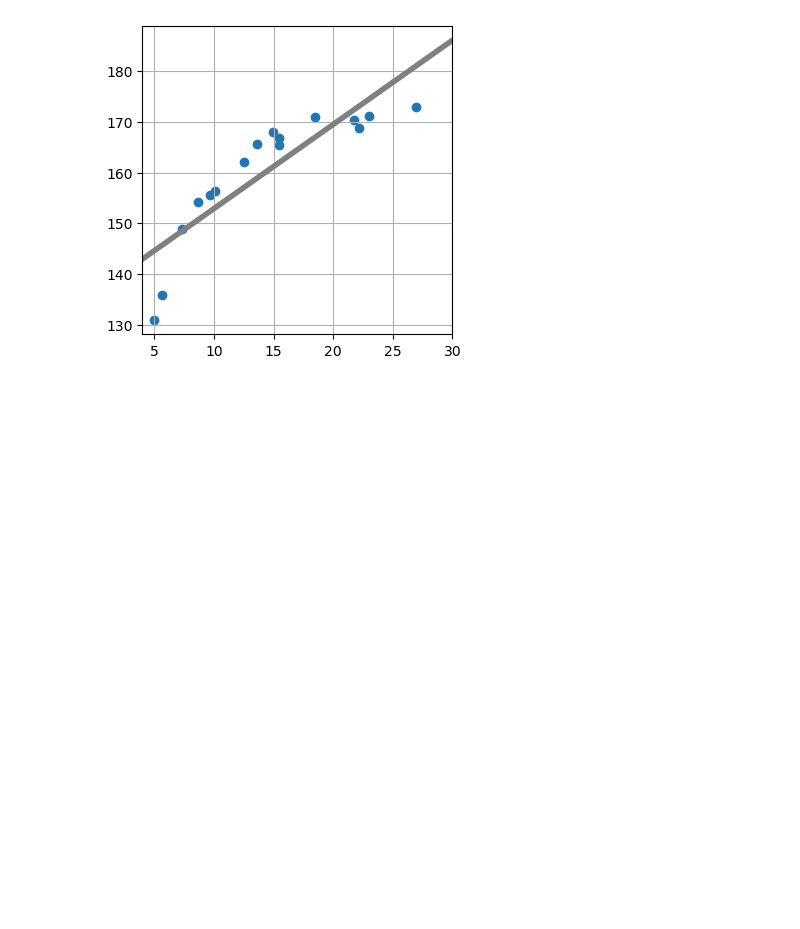
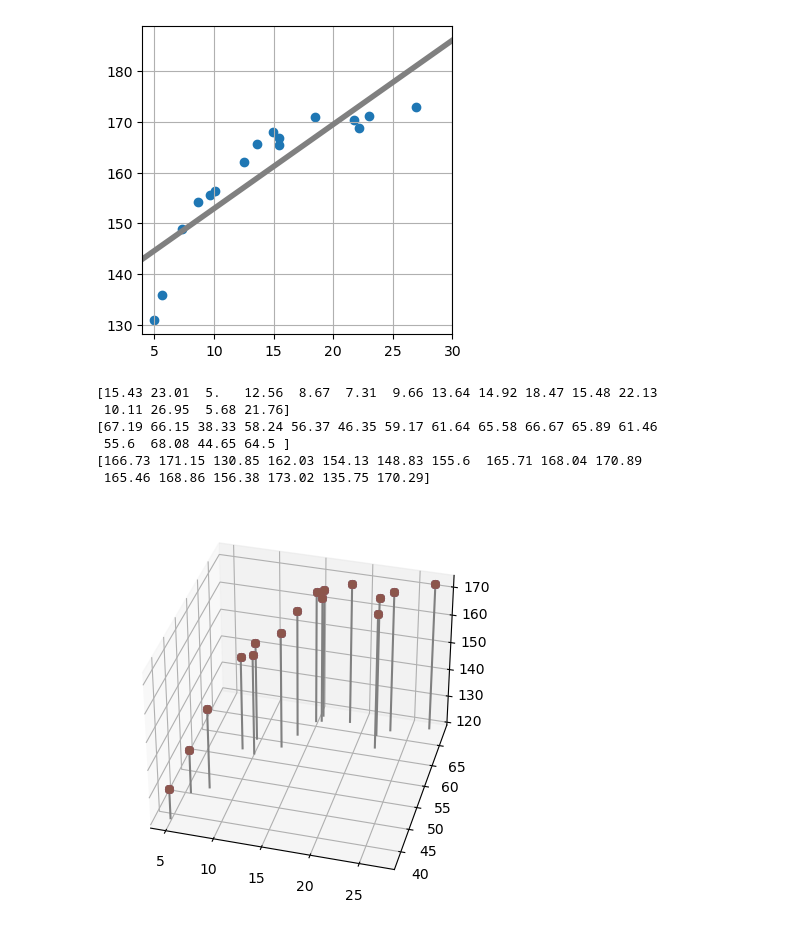
Before and after one commit to sangchun1/machine_learning, a Jupyter notebook: python/2. 회귀분석/27.다층신경망.ipynb, the cells around one changed output. Drawn from its saved outputs; the diff is of its cells as text; code cells hidden in the pictures; blank space fills up the shorter version.

```diff
--- a/python/2. 회귀분석/27.다층신경망.ipynb
+++ b/python/2. 회귀분석/27.다층신경망.ipynb
@@ -181,3 +180,40 @@ plt.grid(True)
 plt.show()
 # %% [output]
 [figure]
+# %%
+# 독립변수가 1개 아닌 2개 이상인 경우(다중회귀분석)
+# 독립변수: 나이, 체중
+# 종속변수: 키
+X0 = X
+X0_min = 5
+X0_max = 30
+np.random.seed(seed=1)  # 난수를 고정
+# 랜덤으로 만든 몸무게 데이터
+X1 = 23 * (T / 100)**2 + 2 * np.random.randn(X_n)
+X1_min = 40
+X1_max = 75
+# %%
+print(np.round(X0, 2))  # 나이
+print(np.round(X1, 2))  # 체중
+print(np.round(T, 2))   # 키
+# %% [output]
+[15.43 23.01  5.   12.56  8.67  7.31  9.66 13.64 14.92 18.47 15.48 22.13
+ 10.11 26.95  5.68 21.76]
+[67.19 66.15 38.33 58.24 56.37 46.35 59.17 61.64 65.58 66.67 65.89 61.46
+ 55.6  68.08 44.65 64.5 ]
+[166.73 171.15 130.85 162.03 154.13 148.83 155.6  165.71 168.04 170.89
+ 165.46 168.86 156.38 173.02 135.75 170.29]
+# %%
+# 나이,체중,키 3차원 그래프
+def show_data2(ax, x0, x1, t):
+    for i in range(len(x0)):
+        ax.plot([x0[i], x0[i]], [x1[i], x1[i]], [120, t[i]], color='gray')
+        ax.plot(x0, x1, t, 'o', markersize=6, markeredgewidth=0.5)
+        ax.view_init(elev=35, azim=-75)
+
+plt.figure(figsize=(6, 5))
+ax = plt.subplot(1,1,1,projection='3d')
+show_data2(ax, X0, X1, T)
+plt.show()
+# %% [output]
+[figure, added]
```
Also changed, not shown: parts of 3 cells of this notebook, 12 other files.
